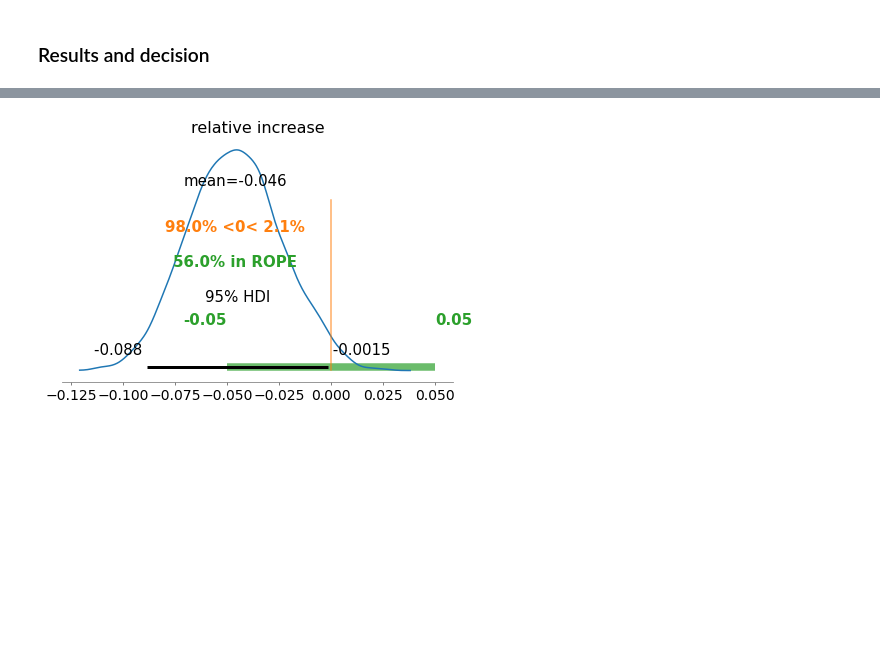
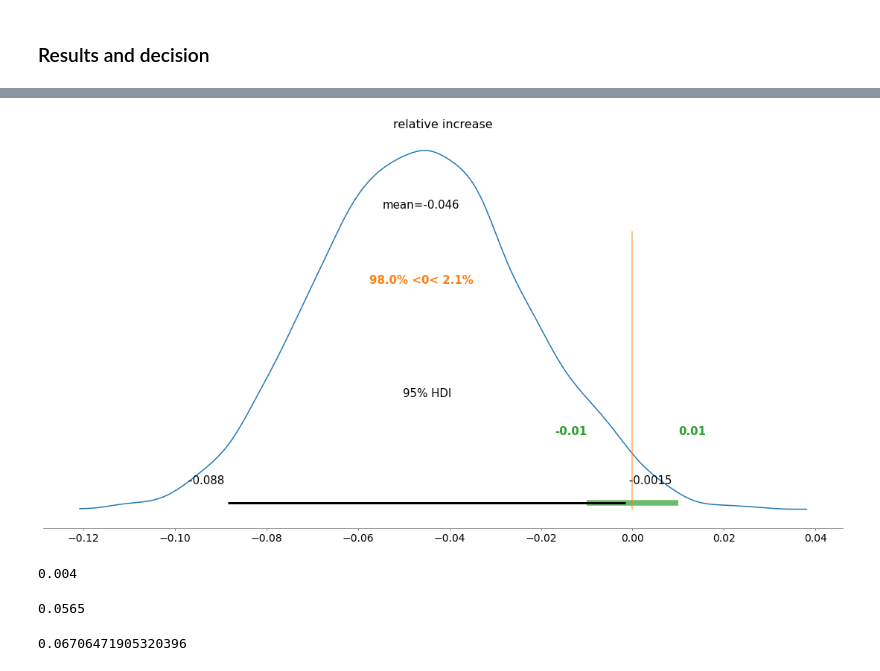
Before and after one commit to tbelhalfaoui/bayesian-sandbox, a Jupyter notebook: bayesian_abtest.ipynb, the cells around one changed output, grey strips where cells are left out. Drawn from its saved outputs; the diff is of its cells as text; code cells hidden in the pictures; blank space fills up the shorter version.

```diff
--- a/bayesian_abtest.ipynb
+++ b/bayesian_abtest.ipynb
@@ -176,0 +313,26 @@ Involving Markov chain Monte Carlos (MCMC) sampling, easy with PyMC3
+# %%
+def elicit_prior(target_proba_h0, rope, **kwargs):
+    def optim_objective(psi_std):
+        return prior_proba_h0_(psi_std, rope=rope, **kwargs) - target_proba_h0
+    result = sp.optimize.root_scalar(optim_objective, x0=1, method='ridder', bracket=[1e-3, 50])
+    return result.root
+# %%
+psi_std = elicit_prior(target_proba_h0=PRIOR_PROBA_H0, psi_mean=0, beta_mean=0, beta_std=1.5, rope=ROPE)
+# %%
+with pm.Model() as model:
+    beta = pm.Normal("beta", mu=0, sigma=1.5)
+    psi = pm.Normal("psi", mu=0, sigma=psi_std)
+
+    logit_a = pm.Deterministic("logit_a", beta - psi/2)
+    logit_b = pm.Deterministic("logit_b", beta + psi/2)
+
+    observed_a = pm.Bernoulli("observed_a", logit_p=logit_a, observed=samples_a)
+    observed_b = pm.Bernoulli("observed_b", logit_p=logit_b, observed=samples_b)
+
+    proba_a = pm.Deterministic("proba_a", 1 / (1 + np.exp(-logit_a)))
+    proba_b = pm.Deterministic("proba_b", 1 / (1 + np.exp(-logit_b)))
+
+    difference = pm.Deterministic("difference", proba_b - proba_a)
+# %%
+with model:
+    trace = pm.sample(draws=1000, chains=4, tune=1000)
@@ -273,5 +490,20 @@ with model:
 # %%
 with model:
-    az.plot_posterior(trace, var_names=["relative increase"], hdi_prob=.95, ref_val=0, rope=(-.05, .05))
+    az.plot_posterior(trace, var_names=["relative increase"], hdi_prob=.95, ref_val=0, rope=(-.01, .01))
 # %% [output]
-[figure, old version]
+[figure, new version]
+# %%
+prior_proba_h0 = ((prior_predictive['relative increase'] >= -.01) & (prior_predictive['relative increase'] <= .01)).mean()
+prior_proba_h0
+# %% [output]
+0.004
+# %%
+proba_h0 = ((trace['relative increase'] >= -.01) & (trace['relative increase'] <= .01)).mean()
+proba_h0
+# %% [output]
+0.0565
+# %%
+bayes_factor = (1 - proba_h0) / proba_h0 * prior_proba_h0 / (1 - prior_proba_h0)
+bayes_factor
+# %% [output]
+0.06706471905320396
```
Also changed, not shown: parts of 56 cells of this notebook, 3 other files.
